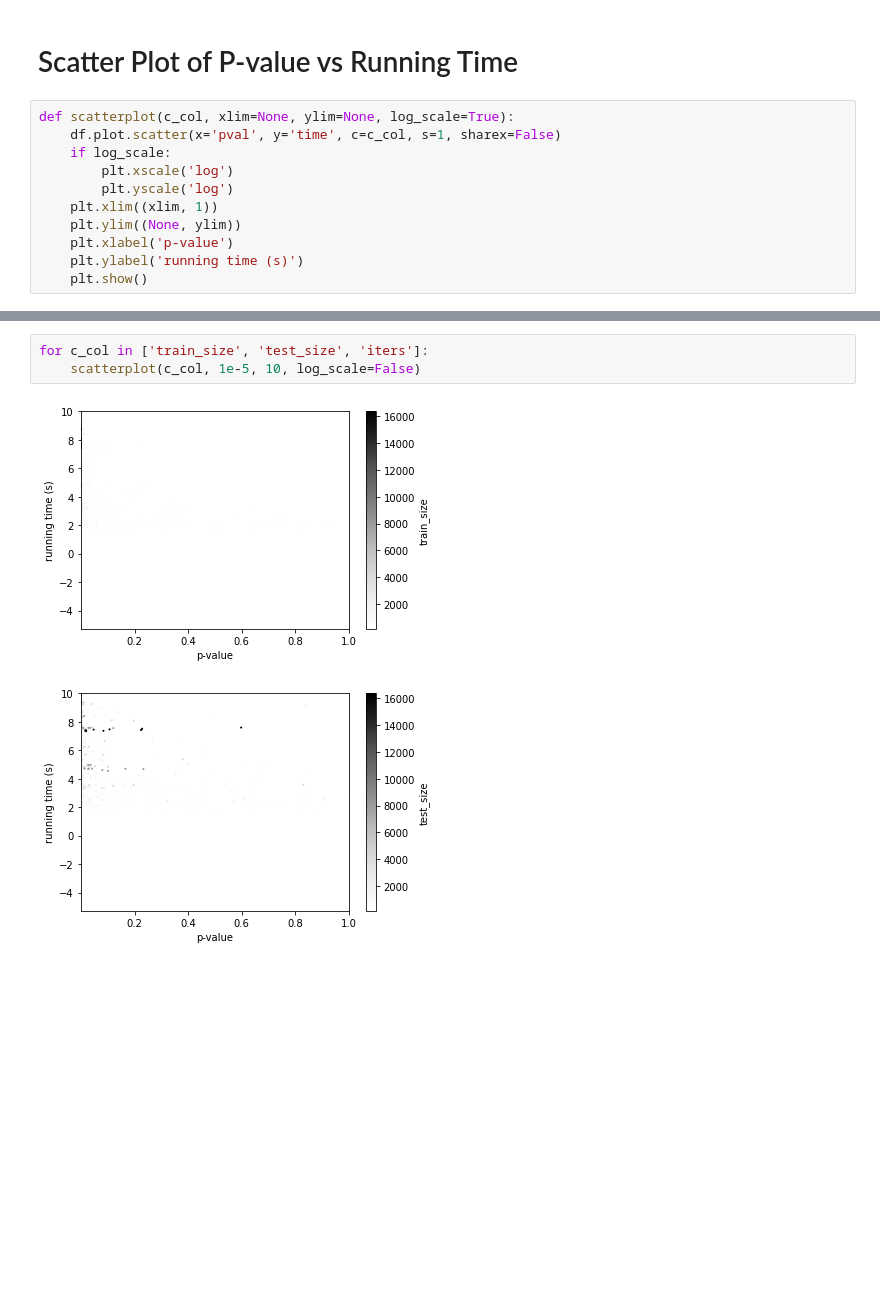
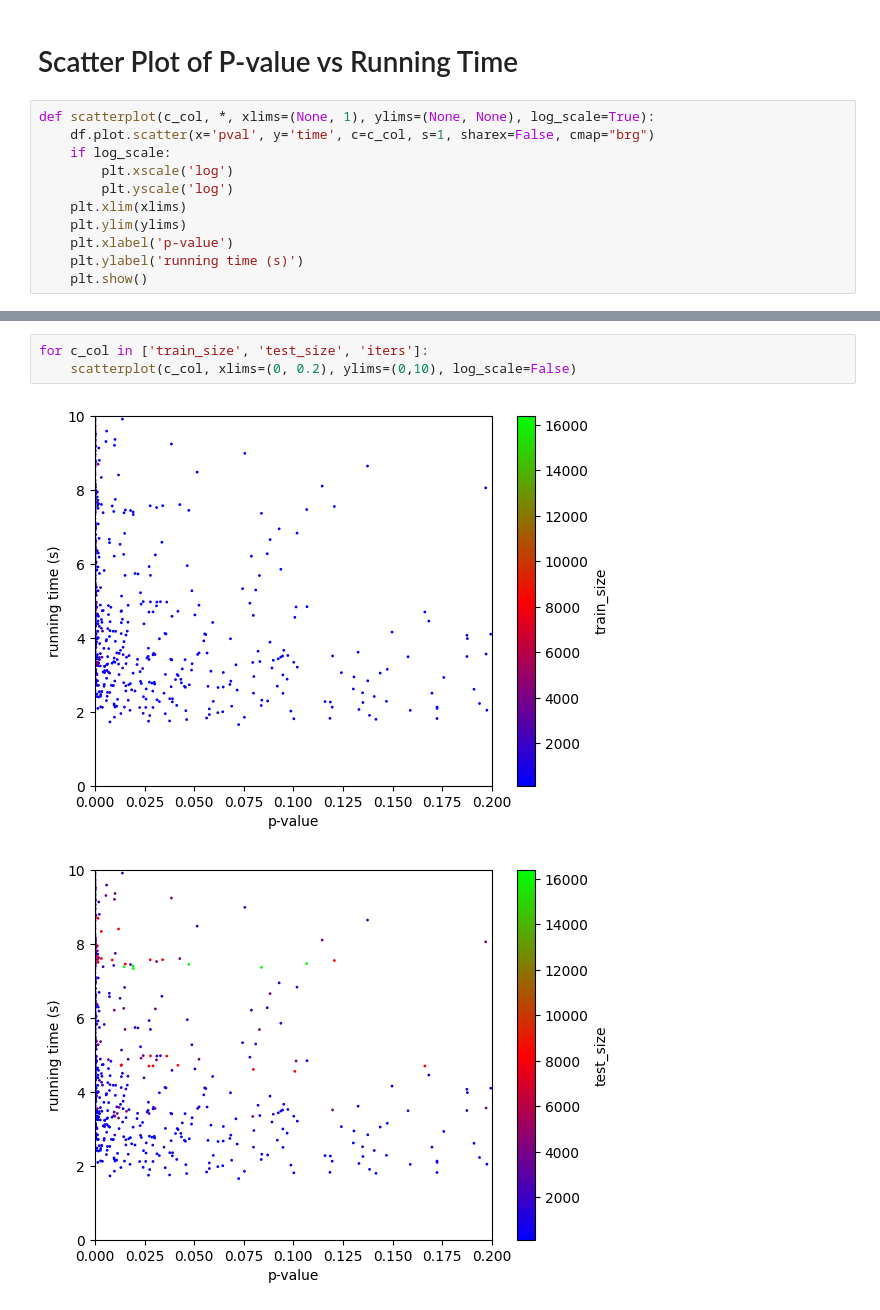
Before and after one commit to ShapeOfMatter/choreography, a Jupyter notebook: python/P-value Analysis.ipynb, the cells around one changed output, grey strips where cells are left out. Saved outputs shown, nothing was run; the diff lists cells and outputs as text; blank space fills up the shorter version.

```diff
--- a/python/P-value Analysis.ipynb
+++ b/python/P-value Analysis.ipynb
@@ -91,13 +134,13 @@ results[results['pval_mean'] < 1e-5].sort_values('time_mean').head(10)
 # %% [markdown]
 # Scatter Plot of P-value vs Running Time
 # %%
-def scatterplot(c_col, xlim=None, ylim=None, log_scale=True):
-    df.plot.scatter(x='pval', y='time', c=c_col, s=1, sharex=False)
+def scatterplot(c_col, *, xlims=(None, 1), ylims=(None, None), log_scale=True):
+    df.plot.scatter(x='pval', y='time', c=c_col, s=1, sharex=False, cmap="brg")
     if log_scale:
         plt.xscale('log')
         plt.yscale('log')
-    plt.xlim((xlim, 1))
-    plt.ylim((None, ylim))
+    plt.xlim(xlims)
+    plt.ylim(ylims)
     plt.xlabel('p-value')
     plt.ylabel('running time (s)')
     plt.show()
@@ -111,6 +154,6 @@ for c_col in ['train_size', 'test_size', 'iters']:
 # %%
 for c_col in ['train_size', 'test_size', 'iters']:
-    scatterplot(c_col, 1e-5, 10, log_scale=False)
+    scatterplot(c_col, xlims=(0, 0.2), ylims=(0,10), log_scale=False)
 # %% [output]
-[figure, old version]
+[figure, new version]
-[figure, old version]
+[figure, new version]
```
Also changed, not shown: parts of 9 cells of this notebook.
